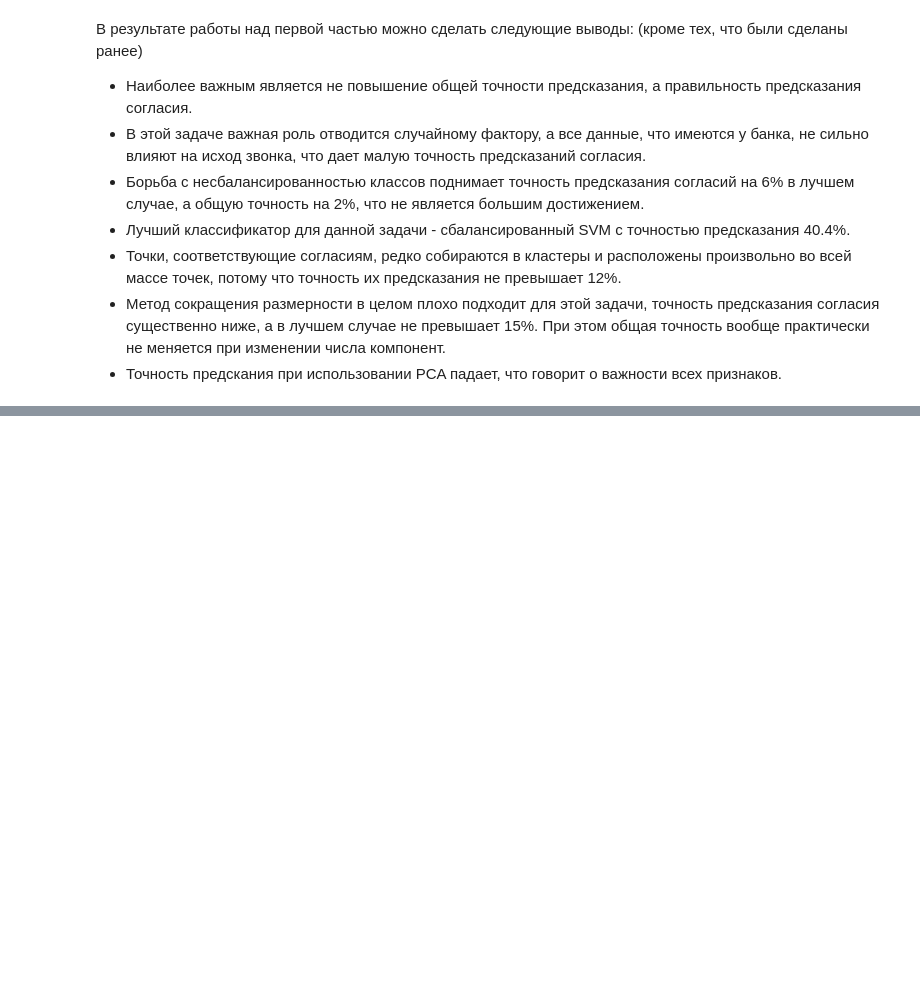
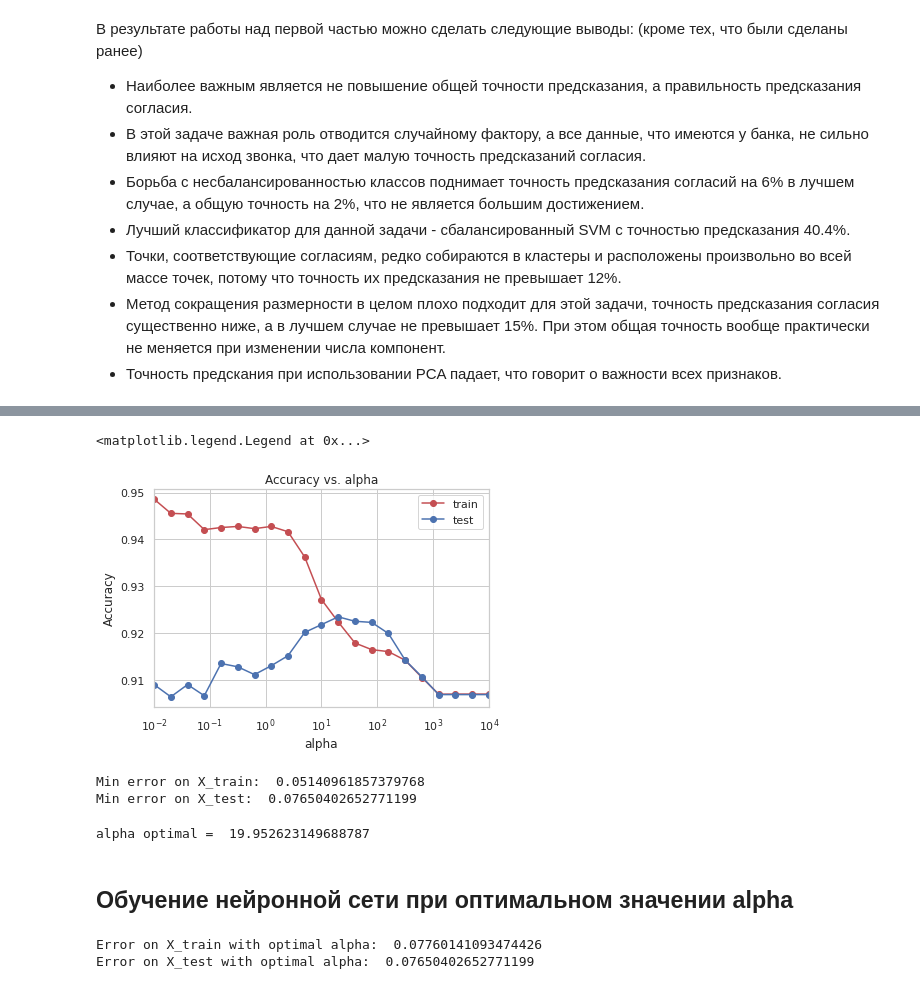
Before and after one commit to KirillYashin/ML_Hometasks, a Jupyter notebook: HW_1_YashinKE.ipynb, the cells around one changed output, grey strips where cells are left out. Drawn from its saved outputs; the diff is of its cells as text; code cells hidden in the pictures; blank space fills up the shorter version.

```diff
--- a/HW_1_YashinKE.ipynb
+++ b/HW_1_YashinKE.ipynb
@@ -598,0 +721,24 @@ N Components | Train score | Test score | Accepted score
+# %%
+plt.semilogx(alpha_arr, train_acc, 'r-o', label = 'train')
+plt.semilogx(alpha_arr, test_acc, 'b-o', label = 'test')
+plt.xlim([np.min(alpha_arr), np.max(alpha_arr)])
+plt.title('Accuracy vs. alpha')
+plt.xlabel('alpha')
+plt.ylabel('Accuracy')
+plt.legend()
+# %% [output]
+<matplotlib.legend.Legend at 0x...>
+[figure, added]
+# %%
+min_train_err = np.min(train_err)
+min_test_err = np.min(test_err)
+print("Min error on X_train: ", min_train_err)
+print("Min error on X_test: ", min_test_err)
+# %% [output]
+Min error on X_train:  0.05140961857379768
+Min error on X_test:  0.07650402652771199
+# %%
+alpha_opt = alpha_arr[test_err == min_test_err]
+print("alpha optimal = ", alpha_opt[0])
+# %% [output]
+alpha optimal =  19.952623149688787
@@ -598,0 +747,15 @@ N Components | Train score | Test score | Accepted score
+# %% [markdown]
+## Обучение нейронной сети при оптимальном значении alpha
+# %%
+mlp_model = MLPClassifier(alpha = alpha_opt, hidden_layer_sizes = (30,),
+                          solver = 'lbfgs', activation = 'logistic',
+                          max_iter=1000, random_state = 42)
+mlp_model.fit(X_train, y_train)
+
+y_train_pred = mlp_model.predict(X_train)
+y_test_pred = mlp_model.predict(X_test)
+print("Error on X_train with optimal alpha: ", np.mean(y_train != y_train_pred))
+print("Error on X_test with optimal alpha: ", np.mean(y_test != y_test_pred))
+# %% [output]
+Error on X_train with optimal alpha:  0.07760141093474426
+Error on X_test with optimal alpha:  0.07650402652771199
```
Also changed, not shown: parts of 57 cells of this notebook.
